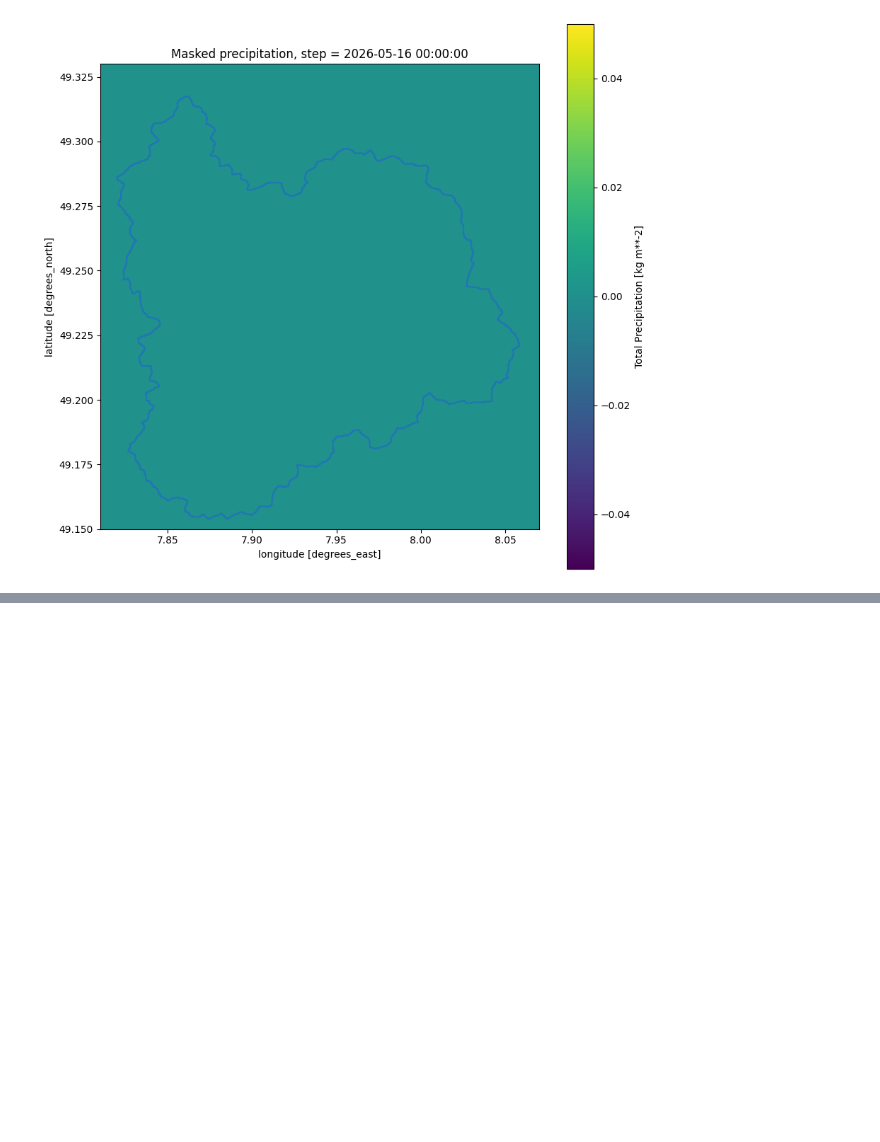
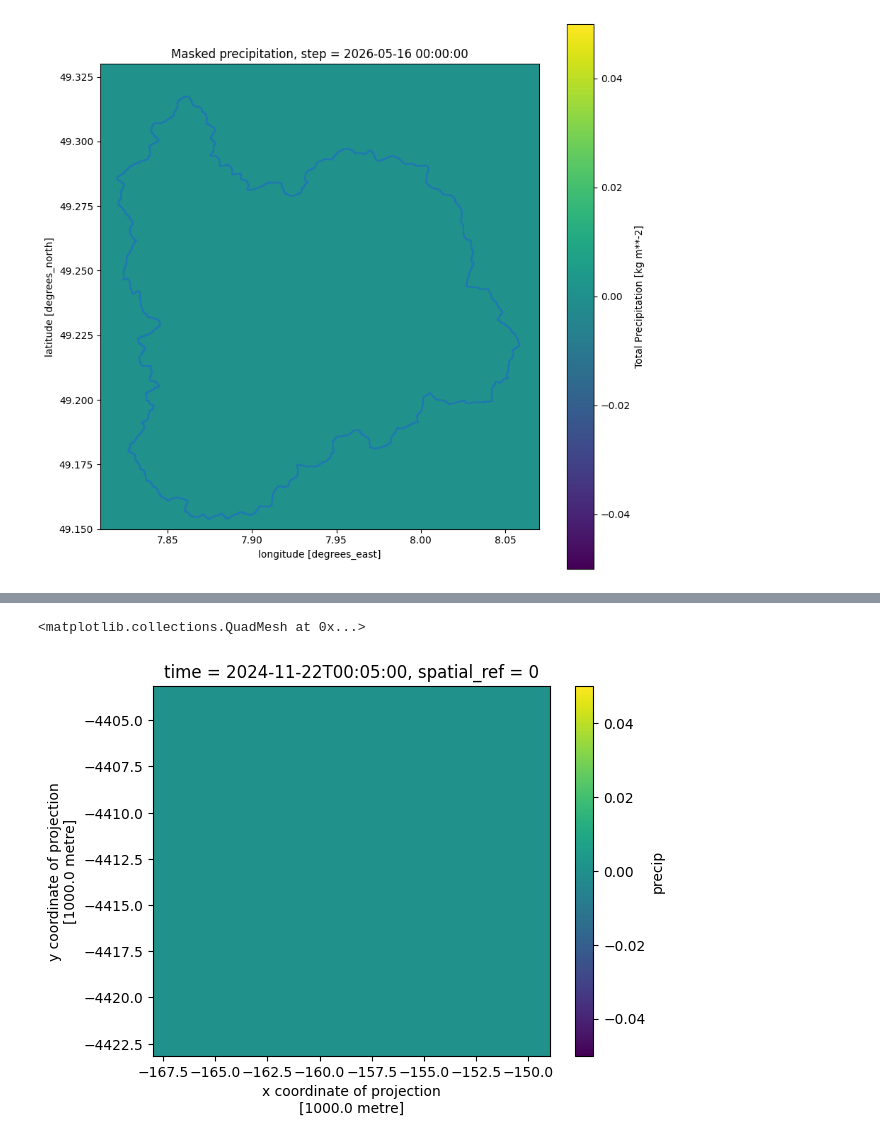
Before and after one commit to danielsehr/pred-Q-ueich, a Jupyter notebook: temp.ipynb, the cells around one changed output, grey strips where cells are left out. Drawn from its saved outputs; the diff is of its cells as text; code cells hidden in the pictures; blank space fills up the shorter version.

Commit message:
add: part for processing radolan data

```diff
--- a/temp.ipynb
+++ b/temp.ipynb
@@ -570,0 +343,20 @@ plt.show()
+# %%
+file_paths = [p for p in Path(RADOLAN_DECOMPRESSED_DIR).rglob("*--bin")]
+file_path = file_paths[1]
+
+data_xr = radolan_to_xarray(file_path=file_path)
+
+catchment = gpd.read_file("data/catchment/catchment_queich_siebeldingen.gpkg")
+
+clip_crs = data_xr.rio.crs
+
+precip_clipped = clip_to_catchment(
+    dataset=data_xr,
+    catchment=catchment,
+    crs=clip_crs
+    )
+
+precip_clipped.plot()
+# %% [output]
+<matplotlib.collections.QuadMesh at 0x...>
+[figure, added]
```
Also changed, not shown: parts of 26 cells of this notebook.
